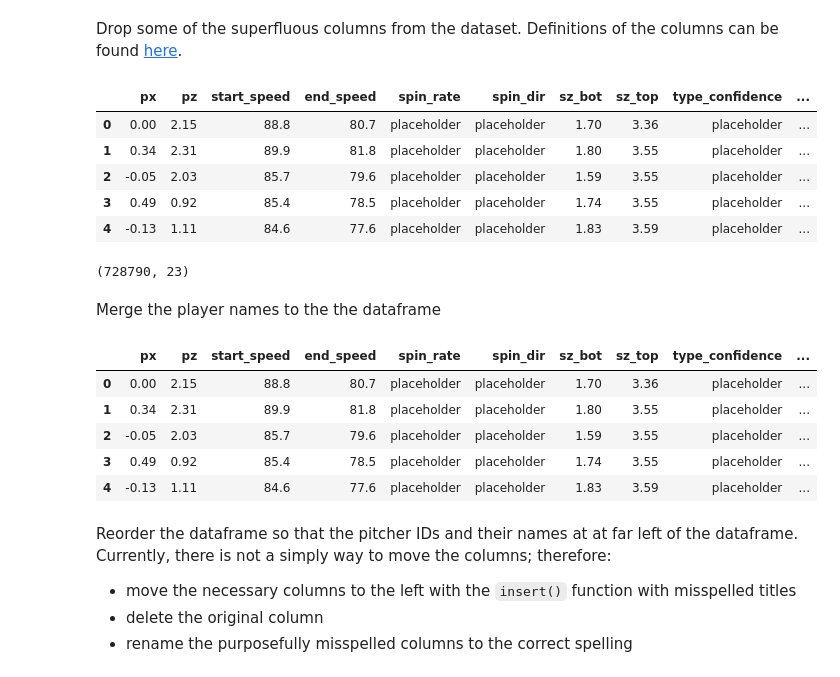
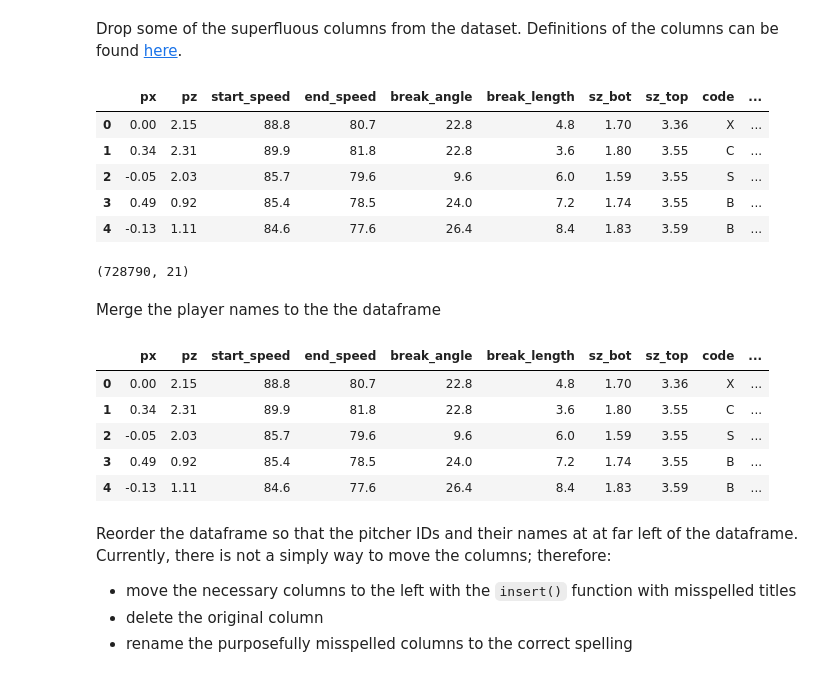
Before and after one commit to 907Resident/pitch-sequence, a Jupyter notebook: pitch_sequence_SO.ipynb, the cells around one changed output. Saved outputs shown, nothing was run; the diff lists cells and outputs as text; code cells hidden in the pictures.

```diff
--- a/pitch_sequence_SO.ipynb
+++ b/pitch_sequence_SO.ipynb
@@ -116,29 +116,29 @@ df_merged.head()
 Drop some of the superfluous columns from the dataset. Definitions of the columns can be found [here](https://fastballs.wordpress.com/2007/08/02/glossary-of-the-gameday-pitch-fields/).
 # %%
 # Drop extraneous picthing columns
-df_merged.drop(["break_angle", "break_length", "break_y", "ax",
-                "ay", "az", "vx0", "vy0", "vz0", "x",
+df_merged.drop(["ax", "spin_rate", "spin_dir", "nasty", "break_y",
+                "ay", "az", "vx0", "vy0", "vz0", "x", "type_confidence",
                 "x0", "y", "y0", "z0", "pfx_x", "pfx_z", "zone", "type",
                 "event_num", "on_1b", "on_2b", "on_3b"],
                inplace = True, axis = 1)
 
 # Ensure at-bat ID is a string
 df_merged["ab_id"] = df_merged.ab_id.astype("int").astype("str")
 
 # Preview dataframe
 df_merged.head()
 # %% [output]
-|  | px | pz | start_speed | end_speed | spin_rate | spin_dir | sz_bot | sz_top | type_confidence | ... |
-| 0 | 0.00 | 2.15 | 88.8 | 80.7 | placeholder | placeholder | 1.70 | 3.36 | placeholder | ... |
-| 1 | 0.34 | 2.31 | 89.9 | 81.8 | placeholder | placeholder | 1.80 | 3.55 | placeholder | ... |
-| 2 | -0.05 | 2.03 | 85.7 | 79.6 | placeholder | placeholder | 1.59 | 3.55 | placeholder | ... |
-| 3 | 0.49 | 0.92 | 85.4 | 78.5 | placeholder | placeholder | 1.74 | 3.55 | placeholder | ... |
-| 4 | -0.13 | 1.11 | 84.6 | 77.6 | placeholder | placeholder | 1.83 | 3.59 | placeholder | ... |
+|  | px | pz | start_speed | end_speed | break_angle | break_length | sz_bot | sz_top | code | ... |
+| 0 | 0.00 | 2.15 | 88.8 | 80.7 | 22.8 | 4.8 | 1.70 | 3.36 | X | ... |
+| 1 | 0.34 | 2.31 | 89.9 | 81.8 | 22.8 | 3.6 | 1.80 | 3.55 | C | ... |
+| 2 | -0.05 | 2.03 | 85.7 | 79.6 | 9.6 | 6.0 | 1.59 | 3.55 | S | ... |
+| 3 | 0.49 | 0.92 | 85.4 | 78.5 | 24.0 | 7.2 | 1.74 | 3.55 | B | ... |
+| 4 | -0.13 | 1.11 | 84.6 | 77.6 | 26.4 | 8.4 | 1.83 | 3.59 | B | ... |
 # %%
 # Get the new shape of the main dataframe
 df_merged.shape
 # %% [output]
-(728790, 23)
+(728790, 21)
 # %% [markdown]
 Merge the player names to the the dataframe
 # %%
@@ -152,12 +152,12 @@ df.drop(["id"],
 # Preview main dataframe
 df.head()
 # %% [output]
-|  | px | pz | start_speed | end_speed | spin_rate | spin_dir | sz_bot | sz_top | type_confidence | ... |
-| 0 | 0.00 | 2.15 | 88.8 | 80.7 | placeholder | placeholder | 1.70 | 3.36 | placeholder | ... |
-| 1 | 0.34 | 2.31 | 89.9 | 81.8 | placeholder | placeholder | 1.80 | 3.55 | placeholder | ... |
-| 2 | -0.05 | 2.03 | 85.7 | 79.6 | placeholder | placeholder | 1.59 | 3.55 | placeholder | ... |
-| 3 | 0.49 | 0.92 | 85.4 | 78.5 | placeholder | placeholder | 1.74 | 3.55 | placeholder | ... |
-| 4 | -0.13 | 1.11 | 84.6 | 77.6 | placeholder | placeholder | 1.83 | 3.59 | placeholder | ... |
+|  | px | pz | start_speed | end_speed | break_angle | break_length | sz_bot | sz_top | code | ... |
+| 0 | 0.00 | 2.15 | 88.8 | 80.7 | 22.8 | 4.8 | 1.70 | 3.36 | X | ... |
+| 1 | 0.34 | 2.31 | 89.9 | 81.8 | 22.8 | 3.6 | 1.80 | 3.55 | C | ... |
+| 2 | -0.05 | 2.03 | 85.7 | 79.6 | 9.6 | 6.0 | 1.59 | 3.55 | S | ... |
+| 3 | 0.49 | 0.92 | 85.4 | 78.5 | 24.0 | 7.2 | 1.74 | 3.55 | B | ... |
+| 4 | -0.13 | 1.11 | 84.6 | 77.6 | 26.4 | 8.4 | 1.83 | 3.59 | B | ... |
 # %% [markdown]
 Reorder the dataframe so that the pitcher IDs and their names at at far left of the dataframe. Currently, there is not a simply way to move the columns;
 therefore:
```
Also changed, not shown: parts of 37 cells of this notebook.
